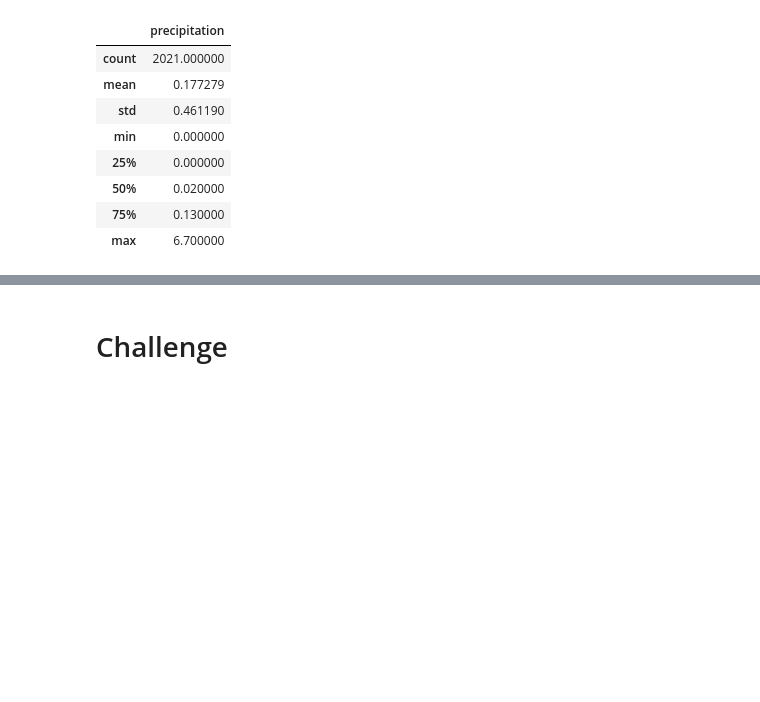
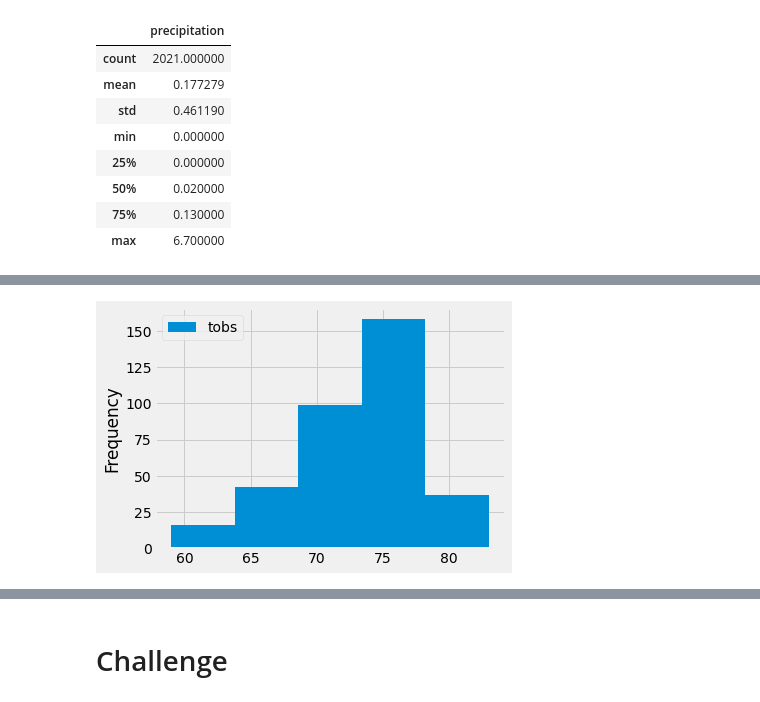
Before and after one commit to teachjanderson/surfs_up, a Jupyter notebook: climate_analysis.ipynb, the cells around one changed output, grey strips where cells are left out. Saved outputs shown, nothing was run; the diff lists cells and outputs as text; code cells hidden in the pictures; blank space fills up the shorter version.

```diff
--- a/climate_analysis.ipynb
+++ b/climate_analysis.ipynb
@@ -105,0 +170,6 @@ df.describe()
+# %%
+# Decreased bins to provide greater overall picture
+df.plot.hist(bins=5)
+plt.tight_layout()
+# %% [output]
+[figure, added]
```
Also changed, not shown: parts of 7 cells of this notebook.
